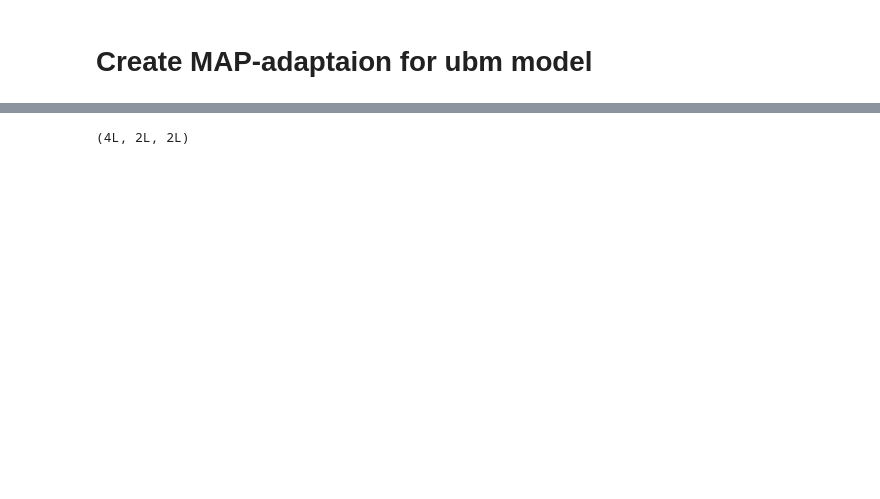
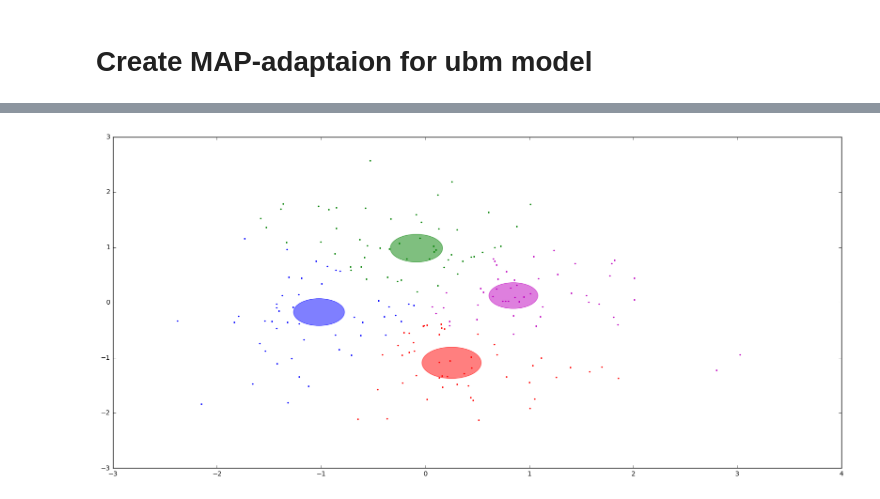
Before and after one commit to anotherotherme/voice_spoofing, a Jupyter notebook: GMM_UBM_approach/UBM learning.ipynb, the cells around one changed output, grey strips where cells are left out. Cells and saved outputs as stored; diff of their text form; code cells hidden in the pictures; blank space fills up the shorter version.

```diff
--- a/GMM_UBM_approach/UBM learning.ipynb
+++ b/GMM_UBM_approach/UBM learning.ipynb
@@ -50,6 +51,6 @@ plt.show()
 # %%
 covar_type = 'diag'
-i = 2
+i = 4
 
 g1 =  GMM(n_components = i, covariance_type='full', init_params='wmc', n_iter=100)
 g1.fit(firstSet)
@@ -176,4 +204,31 @@ ValueError: operands could not be broadcast together with shapes (4,2,2) (4,2)
-# %%
-print g1.covars_.shape
-# %% [output]
-(4L, 2L, 2L)
+# %%
+def plotGMM(mixture, data):
+    Y_ = mixture.predict(data)
+    color_iter = itertools.cycle(['r', 'g', 'm', 'b', 'r'])
+    plt.figure(figsize=(20,20))
+    splot = plt.subplot(2, 1, 1)
+
+    for i, (mean, covar, color) in enumerate(zip(
+            mixture.means_, mixture._get_covars(), color_iter)):
+
+        v, w = linalg.eigh(covar)
+        u = w[0] / linalg.norm(w[0])
+
+        if not np.any(Y_ == i):
+                continue
+
+        plt.scatter(x_test[Y_ == i, 0], x_test[Y_ == i, 1], 2, color=color)
+
+        angle = np.arctan(u[1] / u[0])
+        angle = 180 * angle / np.pi
+        ell = mpl.patches.Ellipse(mean, v[0], v[1], 180 + angle, color=color)
+        ell.set_clip_box(splot.bbox)
+        ell.set_alpha(0.5)
+        splot.add_artist(ell)
+        #plt.xlim(-2, 1)
+        #plt.ylim(-2, 2)
+    plt.show()
+# %%
+plotGMM(g2, firstSetTest)
+# %% [output]
+[figure, added]
```
Also changed, not shown: parts of 11 cells of this notebook.
